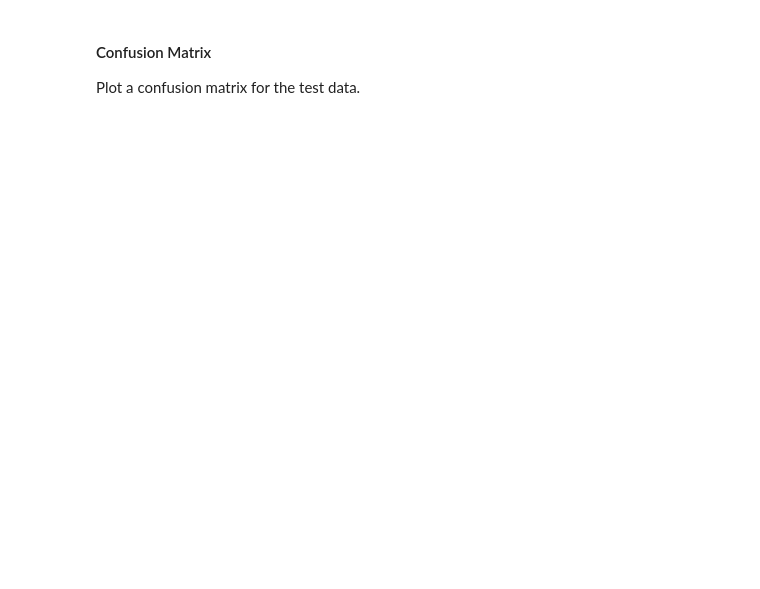
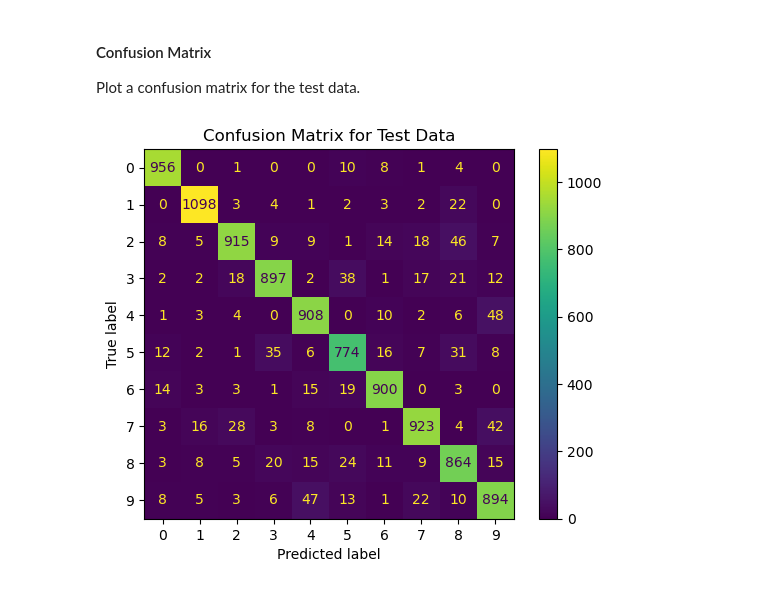
Before and after one commit to ASTR154/neural-networks, a Jupyter notebook: neural-networks.ipynb, the cells around one changed output. Cells and saved outputs as stored; diff of their text form; code cells hidden in the pictures; blank space fills up the shorter version.

```diff
--- a/neural-networks.ipynb
+++ b/neural-networks.ipynb
@@ -133,0 +247,10 @@ Plot a confusion matrix for the test data.
+# %%
+from sklearn.metrics import confusion_matrix, ConfusionMatrixDisplay
+
+cm = confusion_matrix(true_labels, pred_labels)
+cm_disp = ConfusionMatrixDisplay(confusion_matrix = cm, display_labels = range(10))
+cm_disp.plot(cmap = 'viridis')
+plt.title('Confusion Matrix for Test Data')
+plt.show()
+# %% [output]
+[figure, added]
```
Also changed, not shown: parts of 19 cells of this notebook.
